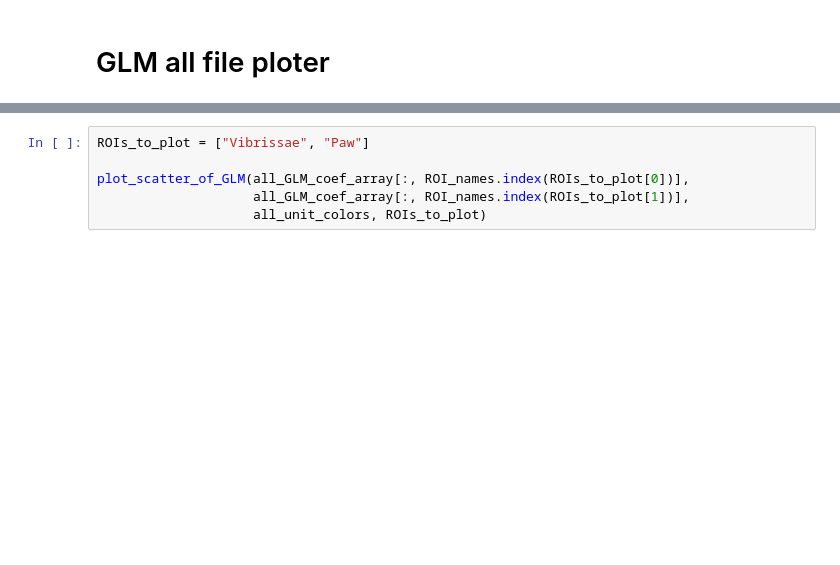
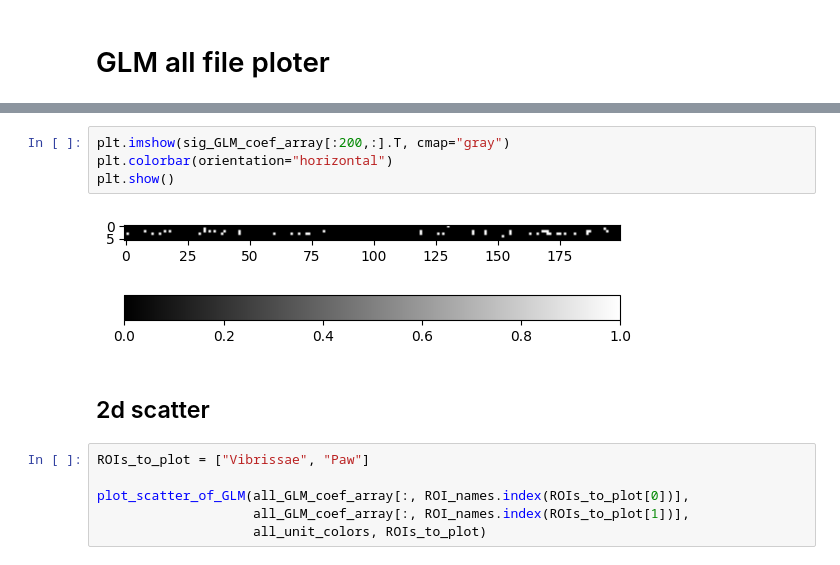
Before and after one commit to BernardoAO/GLM_V1, a Jupyter notebook: GLM/GLM_all_file_plot.ipynb, the cells around one changed output, grey strips where cells are left out. Saved outputs shown, nothing was run; the diff lists cells and outputs as text; blank space fills up the shorter version.

```diff
--- a/GLM/GLM_all_file_plot.ipynb
+++ b/GLM/GLM_all_file_plot.ipynb
@@ -123,3 +150,11 @@ plot_histogram_of_GLM(all_GLM_coef_array, ROI_names, all_unit_colors,
+# %%
+plt.imshow(sig_GLM_coef_array[:200,:].T, cmap="gray")
+plt.colorbar(orientation="horizontal")
+plt.show()
+# %% [output]
+[figure, added]
+# %% [markdown]
+## 2d scatter
 # %%
 ROIs_to_plot = ["Vibrissae", "Paw"]
 
```
Also changed, not shown: parts of 16 cells of this notebook, 4 other files.
